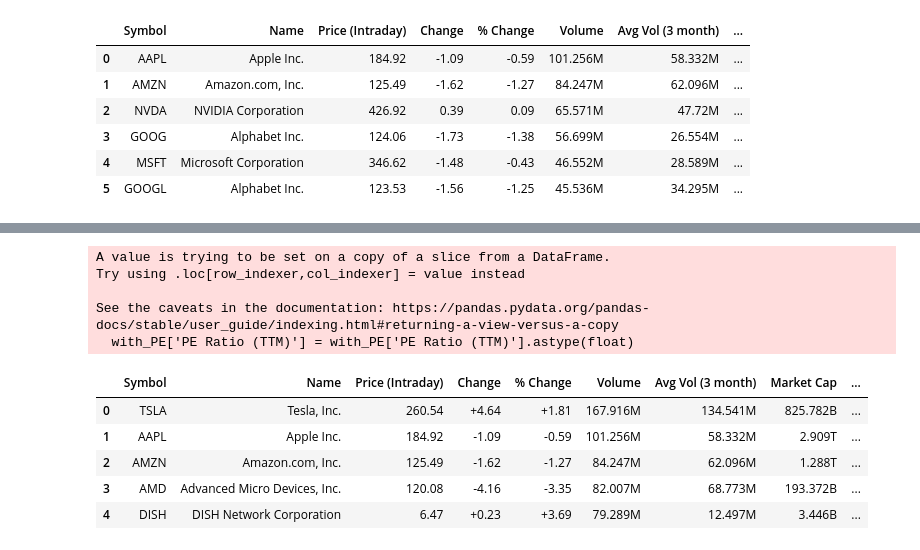
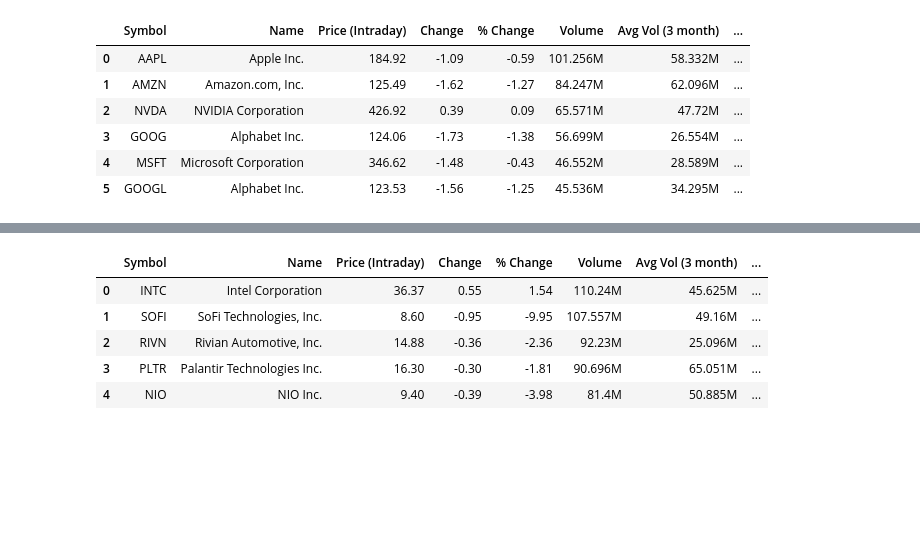
Before and after one commit to cmlee2/yahoo-finance-analysis, a Jupyter notebook: yahoo-webscraping.ipynb, the cells around one changed output, grey strips where cells are left out. Drawn from its saved outputs; the diff is of its cells as text; code cells hidden in the pictures; blank space fills up the shorter version.

```diff
--- a/yahoo-webscraping.ipynb
+++ b/yahoo-webscraping.ipynb
@@ -266,23 +270,14 @@ billion_PE_Ratio_Map
 # %% [output]
 [interactive output not drawn]
 # %%
-# Separate Stocks that had a PE ratio
+# Separate Stocks that didn't have a PE ratio
 
-with_PE = stock_df
-
-with_PE = with_PE.loc[(with_PE['PE Ratio (TTM)'] != 'N/A')]
-with_PE['PE Ratio (TTM)'] = with_PE['PE Ratio (TTM)'].astype(float)
-with_PE = with_PE.reset_index(drop = True)
-with_PE.head()
+no_PE = billion_MC.loc[(billion_MC['PE Ratio (TTM)'] == 'N/A')]
+no_PE = no_PE.reset_index(drop = True)
 # %% [output]
-A value is trying to be set on a copy of a slice from a DataFrame.
-Try using .loc[row_indexer,col_indexer] = value instead
-
-See the caveats in the documentation: https://pandas.pydata.org/pandas-docs/stable/user_guide/indexing.html#returning-a-view-versus-a-copy
-  with_PE['PE Ratio (TTM)'] = with_PE['PE Ratio (TTM)'].astype(float)
-|  | Symbol | Name | Price (Intraday) | Change | % Change | Volume | Avg Vol (3 month) | Market Cap | ... |
-| 0 | TSLA | Tesla, Inc. | 260.54 | +4.64 | +1.81 | 167.916M | 134.541M | 825.782B | ... |
-| 1 | AAPL | Apple Inc. | 184.92 | -1.09 | -0.59 | 101.256M | 58.332M | 2.909T | ... |
-| 2 | AMZN | Amazon.com, Inc. | 125.49 | -1.62 | -1.27 | 84.247M | 62.096M | 1.288T | ... |
-| 3 | AMD | Advanced Micro Devices, Inc. | 120.08 | -4.16 | -3.35 | 82.007M | 68.773M | 193.372B | ... |
-| 4 | DISH | DISH Network Corporation | 6.47 | +0.23 | +3.69 | 79.289M | 12.497M | 3.446B | ... |
+|  | Symbol | Name | Price (Intraday) | Change | % Change | Volume | Avg Vol (3 month) | ... |
+| 0 | INTC | Intel Corporation | 36.37 | 0.55 | 1.54 | 110.24M | 45.625M | ... |
+| 1 | SOFI | SoFi Technologies, Inc. | 8.60 | -0.95 | -9.95 | 107.557M | 49.16M | ... |
+| 2 | RIVN | Rivian Automotive, Inc. | 14.88 | -0.36 | -2.36 | 92.23M | 25.096M | ... |
+| 3 | PLTR | Palantir Technologies Inc. | 16.30 | -0.30 | -1.81 | 90.696M | 65.051M | ... |
+| 4 | NIO | NIO Inc. | 9.40 | -0.39 | -3.98 | 81.4M | 50.885M | ... |
```
Also changed, not shown: parts of 5 cells of this notebook, 1 other file.
